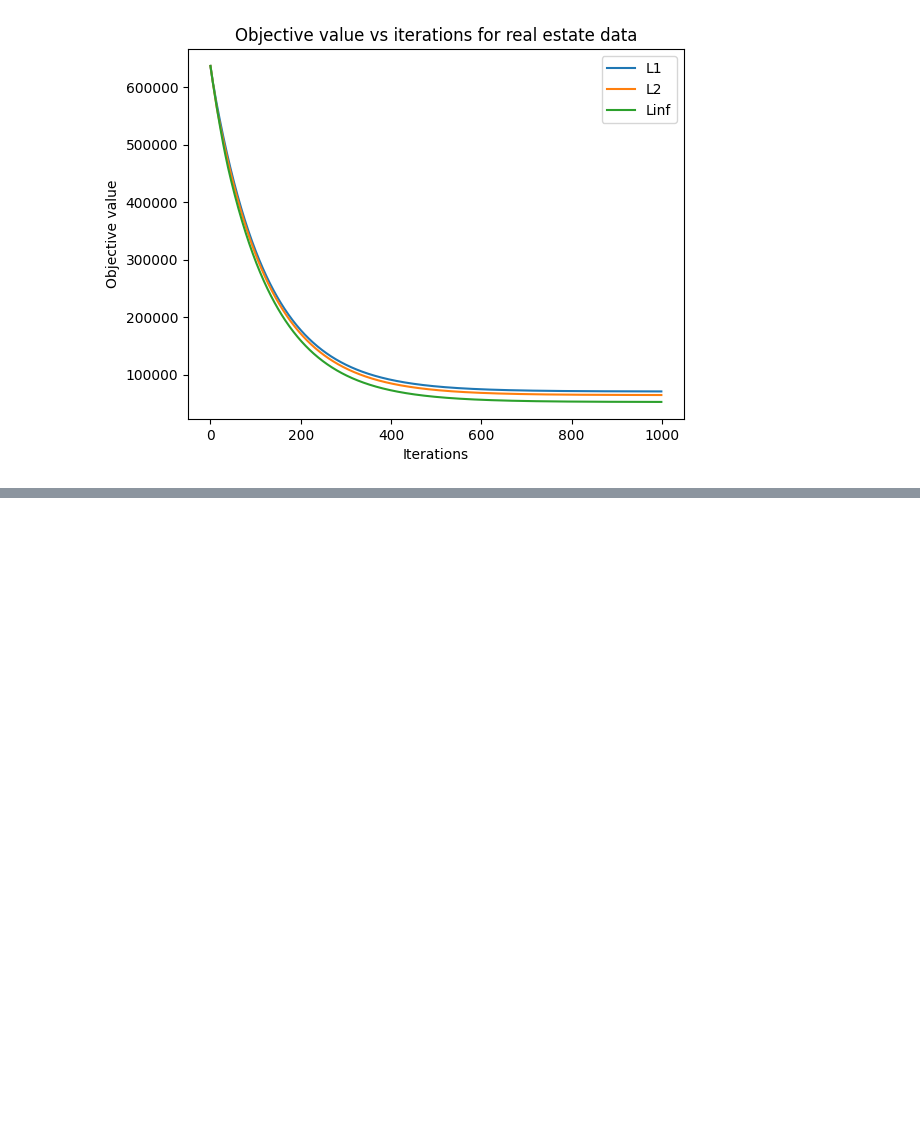
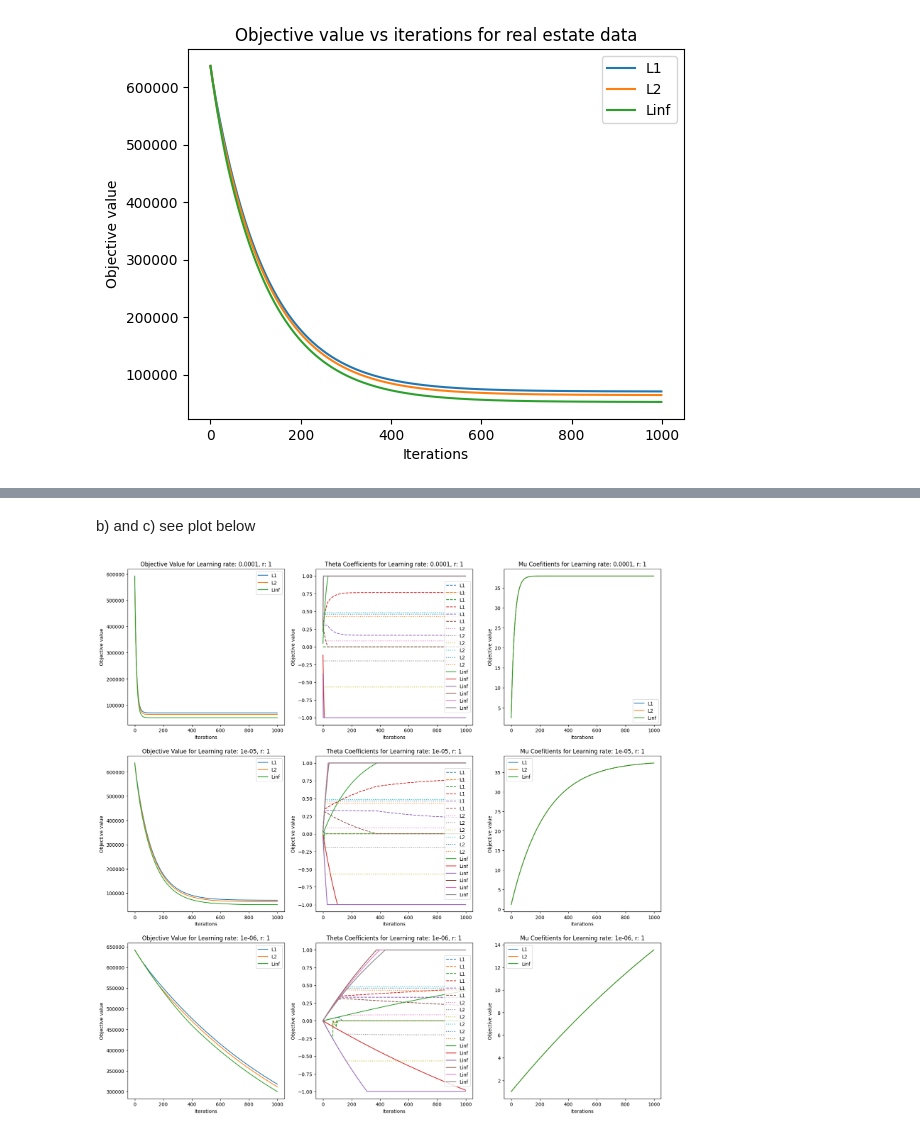
Before and after one commit to darkopetrov/DAT570_Continuous_optimization_in_data_science, a Jupyter notebook: Module_3/Notebook_3.ipynb, the cells around one changed output, grey strips where cells are left out. Cells and saved outputs as stored; diff of their text form; code cells hidden in the pictures; blank space fills up the shorter version.

```diff
--- a/Module_3/Notebook_3.ipynb
+++ b/Module_3/Notebook_3.ipynb
@@ -252,20 +251,16 @@ y = data0['Y house price of unit area']
 X=data.to_numpy()
 y = y.to_numpy()
 X = (X - np.mean(X, axis=0)) / np.std(X, axis=0)
-
-
 theta = np.ones(len(X[0]))*0
 mu = 1
 learning_rate = 1e-5
 r = 1
-
-# plt.figure(figsize=(15, 15))
 plt.title("Objective value vs iterations for real estate data")
-obj_v_l1 = PGD(X, y, theta, mu, learning_rate, r, L1projection)
+obj_v_l1, _, _ = PGD(X, y, theta, mu, learning_rate, r, L1projection)
 plt.plot(obj_v_l1, label="L1")
-obj_v_l2 = PGD(X, y, theta, mu, learning_rate, r, L2projection)
+obj_v_l2, _, _ = PGD(X, y, theta, mu, learning_rate, r, L2projection)
 plt.plot(obj_v_l2, label="L2")
-obj_v_linf = PGD(X, y, theta, mu, learning_rate, r, LINFprojection)
+obj_v_linf, _, _ = PGD(X, y, theta, mu, learning_rate, r, LINFprojection)
 plt.plot(obj_v_linf, label="Linf")
 plt.xlabel("Iterations")
 plt.ylabel("Objective value")
@@ -275,0 +275,41 @@ plt.show()
+# %% [markdown]
+b) and c) see plot below
+# %%
+theta = np.ones(len(X[0]))*0
+mu = 1
+learning_rates = [1e-4, 1e-5, 1e-6]
+r = 1
+T = 1000
+
+fig, axs = plt.subplots(len(learning_rates), 3, figsize=(20, 20))
+
+for i, learning_rate in enumerate(learning_rates):
+    obj_v_l1, his_l1_theta, his_l1_mu  = PGD(X, y, theta, mu, learning_rate, r, L1projection)
+    obj_v_l2, his_l2_theta, his_l2_mu = PGD(X, y, theta, mu, learning_rate, r, L2projection)
+    obj_v_linf, his_linf_theta, his_linf_mu = PGD(X, y, theta, mu, learning_rate, r, LINFprojection)
+
+    axs[i, 0].plot(obj_v_l1, label="L1")
+    axs[i, 0].plot(obj_v_l2, label="L2")
+    axs[i, 0].plot(obj_v_linf, label="Linf")
+    axs[i, 0].set_xlabel("Iterations")
+    axs[i, 0].set_ylabel("Objective value")
+    axs[i, 0].set_title(f"Objective Value for Learning rate: {learning_rate}, r: {r}")
+    axs[i, 0].legend()
+
+    axs[i, 1].plot(his_l1_theta, label="L1", linestyle="dashed")
+    axs[i, 1].plot(his_l2_theta, label="L2", linestyle="dotted")
+    axs[i, 1].plot(his_linf_theta, label="Linf", linestyle="solid")
+    axs[i, 1].set_xlabel("Iterations")
+    axs[i, 1].set_ylabel("Objective value")
+    axs[i, 1].set_title(f"Theta Coefficients for Learning rate: {learning_rate}, r: {r}")
+    axs[i, 1].legend()
+
+    axs[i, 2].plot(his_l1_mu, label="L1")
+    axs[i, 2].plot(his_l2_mu, label="L2")
+    axs[i, 2].plot(his_linf_mu, label="Linf")
+    axs[i, 2].set_xlabel("Iterations")
+    axs[i, 2].set_ylabel("Objective value")
+    axs[i, 2].set_title(f"Mu Coefitients for Learning rate: {learning_rate}, r: {r}")
+    axs[i, 2].legend()
+# %% [output]
+[figure, added]
```
Also changed, not shown: parts of 3 cells of this notebook.
